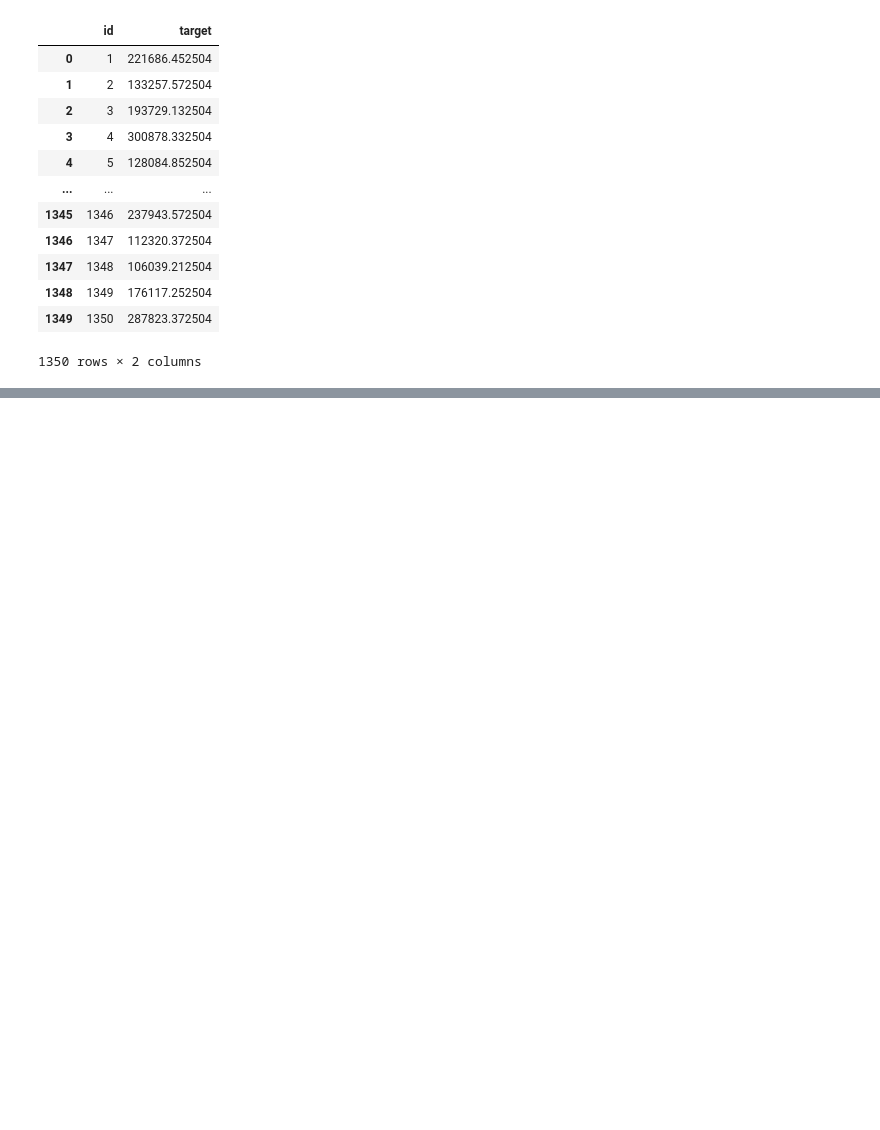
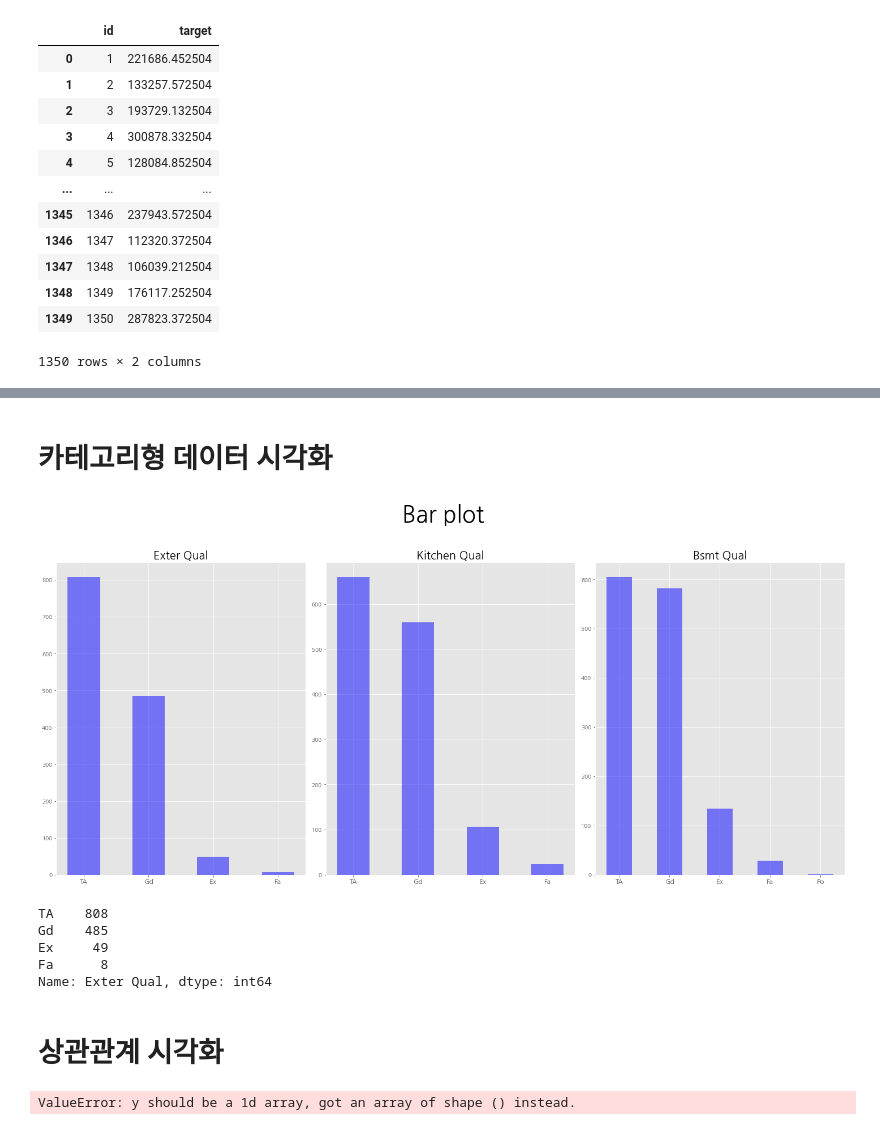
Before and after one commit to parktaeshin/dacon, a Jupyter notebook: dacon집값예측/baseline.ipynb, the cells around one changed output, grey strips where cells are left out. Cells and saved outputs as stored; diff of their text form; code cells hidden in the pictures; blank space fills up the shorter version.

```diff
--- a/dacon집값예측/baseline.ipynb
+++ b/dacon집값예측/baseline.ipynb
@@ -203,0 +322,28 @@ submission.to_csv("submission.csv", index=False)
+# %% [markdown]
+# 카테고리형 데이터 시각화
+# %%
+feature = categorical_feature
+
+plt.figure(figsize = (20,10))
+plt.suptitle("Bar plot", fontsize= 40)
+
+for i in range(len(feature)):
+    plt.subplot(1,3,i+1)
+    plt.title(feature[i], fontsize = 20)
+    temp = data[feature[i]].value_counts()
+    plt.bar(temp.keys(), temp.values, width = 0.5, color = "b", alpha = 0.5)
+    plt.xticks(temp.keys(), fontsize = 12)
+plt.tight_layout(rect = [0,0.03,1,0.95])
+plt.show()
+# %% [output]
+[figure, added]
+# %%
+data["Exter Qual"].value_counts()
+# %% [output]
+TA    808
+Gd    485
+Ex     49
+Fa      8
+Name: Exter Qual, dtype: int64
+# %% [markdown]
+# 상관관계 시각화
@@ -203,0 +357,6 @@ submission.to_csv("submission.csv", index=False)
+# %%
+a["Bsmt Qual"].apply(LabelEncoder().fit_transform)
+
+# astype(str)로 바꿔주고 해야하나 보군
+# %% [output]
+ValueError: y should be a 1d array, got an array of shape () instead.
```
Also changed, not shown: parts of 17 cells of this notebook.
